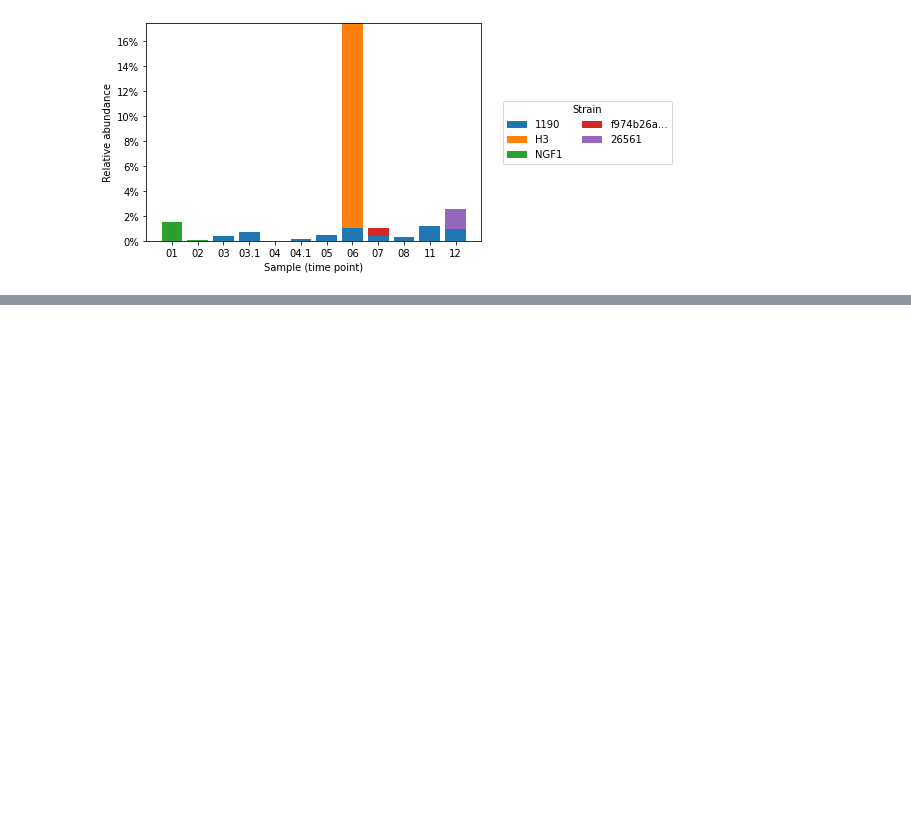
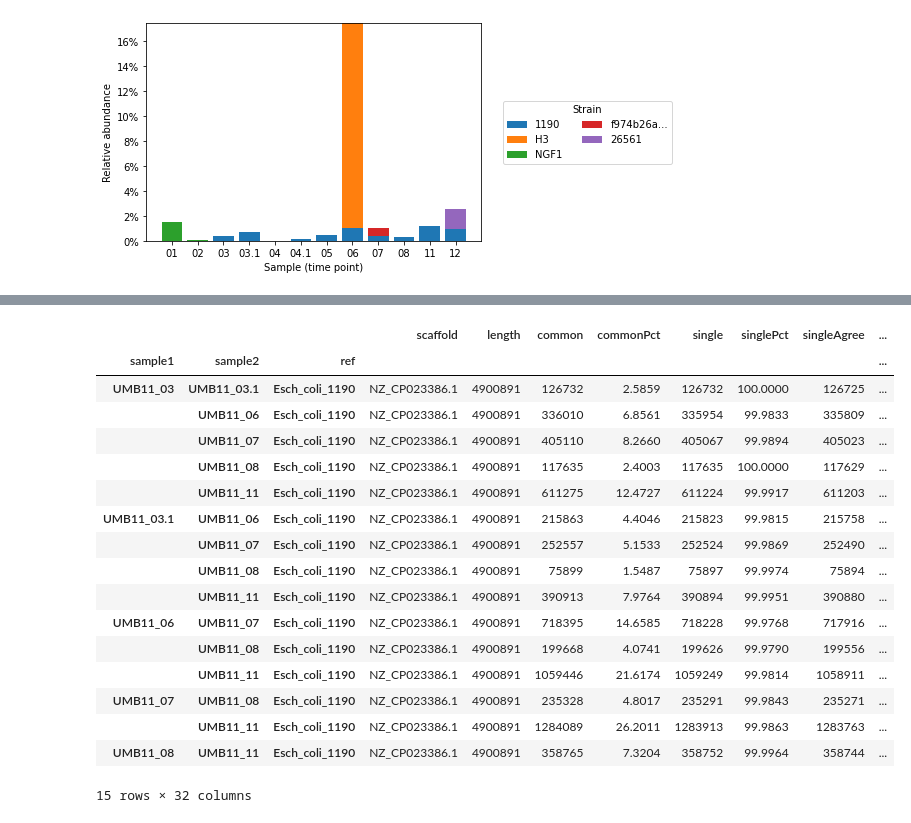
Before and after one commit to broadinstitute/StrainGE, a Jupyter notebook: docs/analysis.ipynb, the cells around one changed output, grey strips where cells are left out. Cells and saved outputs as stored; diff of their text form; code cells hidden in the pictures; blank space fills up the shorter version.

```diff
--- a/docs/analysis.ipynb
+++ b/docs/analysis.ipynb
@@ -148,0 +156,30 @@ straingr_df.sort_index()
+# %%
+compare_df = pandas.read_csv(STRAINGR_DIR / "compare.summary.chrom.txt", sep='\t', index_col=[0, 1, 2])
+
+def both_straingst_present(ix):
+    sample1, sample2, ref = ix
+
+    return (sample1, ref) in straingr_df.index and (sample2, ref) in straingr_df.index
+
+compare_df['both_present'] = compare_df.index.map(both_straingst_present)
+compare_df = compare_df[compare_df['both_present']].copy()
+compare_df
+# %% [output]
+|  |  |  | scaffold | length | common | commonPct | single | singlePct | singleAgree | ... |
+| sample1 | sample2 | ref |  |  |  |  |  |  |  | ... |
+| UMB11_03 | UMB11_03.1 | Esch_coli_1190 | NZ_CP023386.1 | 4900891 | 126732 | 2.5859 | 126732 | 100.0000 | 126725 | ... |
+|  | UMB11_06 | Esch_coli_1190 | NZ_CP023386.1 | 4900891 | 336010 | 6.8561 | 335954 | 99.9833 | 335809 | ... |
+|  | UMB11_07 | Esch_coli_1190 | NZ_CP023386.1 | 4900891 | 405110 | 8.2660 | 405067 | 99.9894 | 405023 | ... |
+|  | UMB11_08 | Esch_coli_1190 | NZ_CP023386.1 | 4900891 | 117635 | 2.4003 | 117635 | 100.0000 | 117629 | ... |
+|  | UMB11_11 | Esch_coli_1190 | NZ_CP023386.1 | 4900891 | 611275 | 12.4727 | 611224 | 99.9917 | 611203 | ... |
+| UMB11_03.1 | UMB11_06 | Esch_coli_1190 | NZ_CP023386.1 | 4900891 | 215863 | 4.4046 | 215823 | 99.9815 | 215758 | ... |
+|  | UMB11_07 | Esch_coli_1190 | NZ_CP023386.1 | 4900891 | 252557 | 5.1533 | 252524 | 99.9869 | 252490 | ... |
+|  | UMB11_08 | Esch_coli_1190 | NZ_CP023386.1 | 4900891 | 75899 | 1.5487 | 75897 | 99.9974 | 75894 | ... |
+|  | UMB11_11 | Esch_coli_1190 | NZ_CP023386.1 | 4900891 | 390913 | 7.9764 | 390894 | 99.9951 | 390880 | ... |
+| UMB11_06 | UMB11_07 | Esch_coli_1190 | NZ_CP023386.1 | 4900891 | 718395 | 14.6585 | 718228 | 99.9768 | 717916 | ... |
+|  | UMB11_08 | Esch_coli_1190 | NZ_CP023386.1 | 4900891 | 199668 | 4.0741 | 199626 | 99.9790 | 199556 | ... |
+|  | UMB11_11 | Esch_coli_1190 | NZ_CP023386.1 | 4900891 | 1059446 | 21.6174 | 1059249 | 99.9814 | 1058911 | ... |
+| UMB11_07 | UMB11_08 | Esch_coli_1190 | NZ_CP023386.1 | 4900891 | 235328 | 4.8017 | 235291 | 99.9843 | 235271 | ... |
+|  | UMB11_11 | Esch_coli_1190 | NZ_CP023386.1 | 4900891 | 1284089 | 26.2011 | 1283913 | 99.9863 | 1283763 | ... |
+| UMB11_08 | UMB11_11 | Esch_coli_1190 | NZ_CP023386.1 | 4900891 | 358765 | 7.3204 | 358752 | 99.9964 | 358744 | ... |
+15 rows × 32 columns
```
Also changed, not shown: parts of 7 cells of this notebook.
